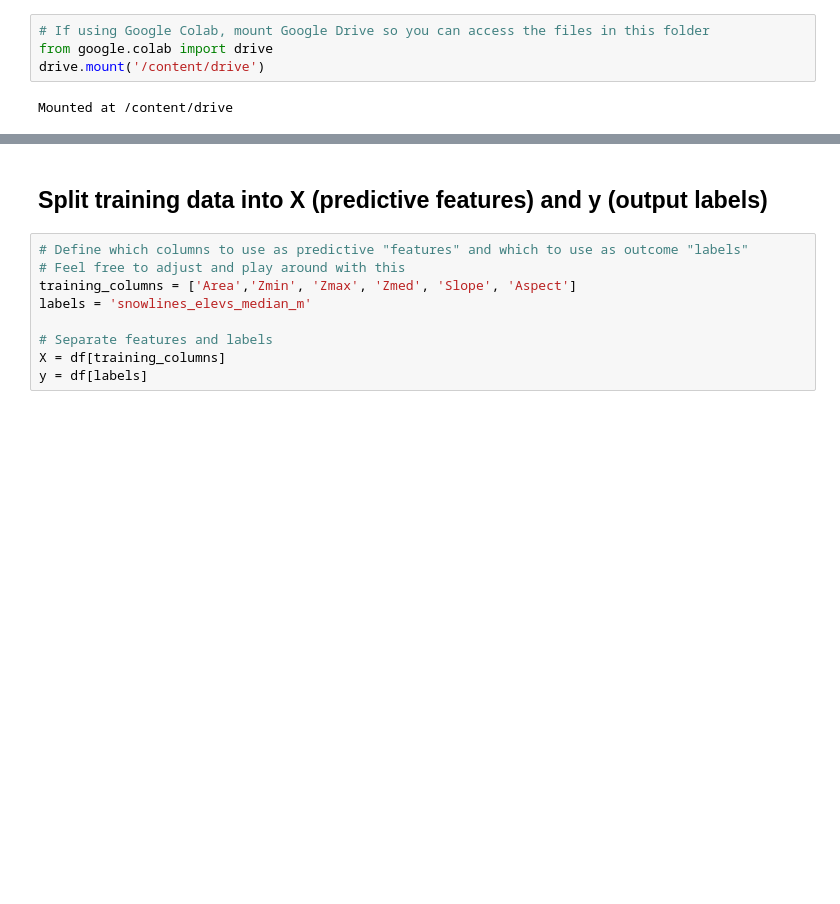
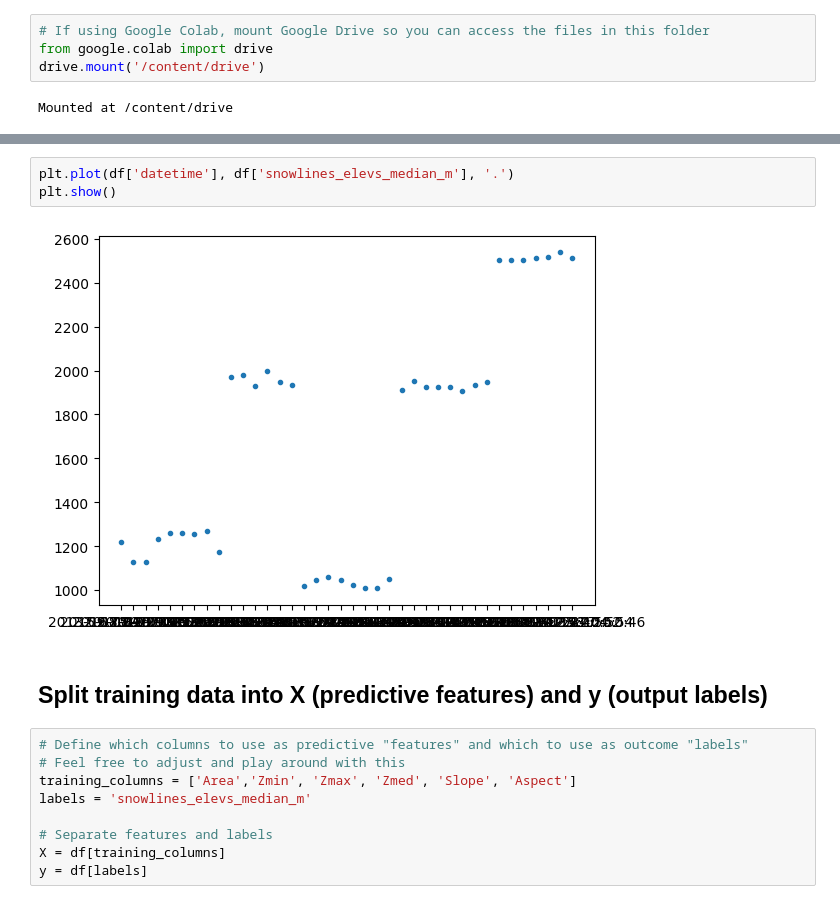
Before and after one commit to RaineyAbe/snow-cover-mapping-application, a Jupyter notebook: model_snowline_elevations.ipynb, the cells around one changed output, grey strips where cells are left out. Cells and saved outputs as stored; diff of their text form; blank space fills up the shorter version.

```diff
--- a/model_snowline_elevations.ipynb
+++ b/model_snowline_elevations.ipynb
@@ -65,6 +81,11 @@ df
 | 35 | Sperry | 2020-08-21 12:40:52 | 2517.290862 | 3.736543e+05 | 0.461595 | 2 | 5 | 1.281 | 2248 | ... |
 | 36 | Sperry | 2021-09-03 12:50:54 | 2537.492827 | 7.776967e+04 | 0.095730 | 2 | 5 | 1.281 | 2248 | ... |
 | 37 | Sperry | 2022-09-28 12:50:46 | 2510.873403 | 8.816561e+04 | 0.127071 | 2 | 5 | 1.281 | 2248 | ... |
+# %%
+plt.plot(df['datetime'], df['snowlines_elevs_median_m'], '.')
+plt.show()
+# %% [output]
+[figure, added]
 # %% [markdown]
 ## Split training data into X (predictive features) and y (output labels)
 # %%
```
Also changed, not shown: parts of 7 cells of this notebook, 8 other files.
